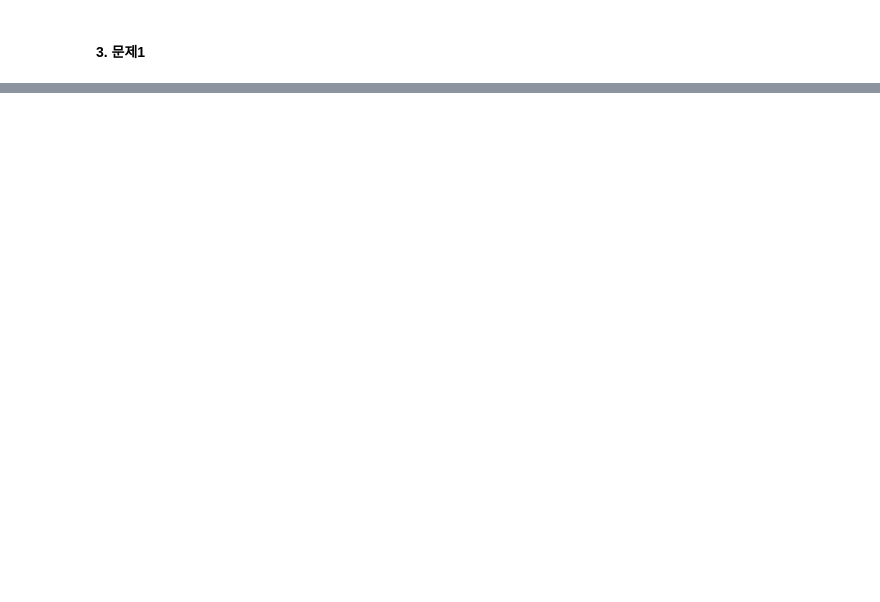
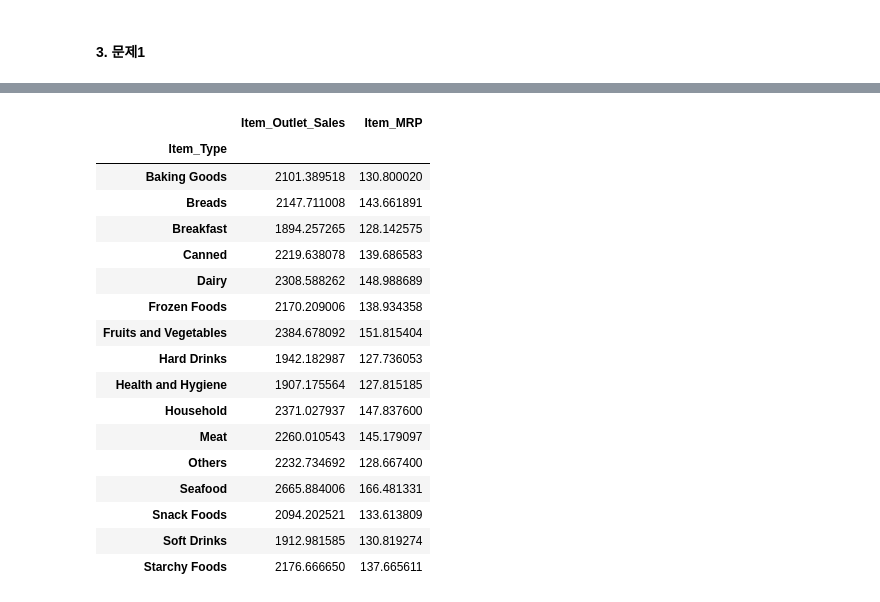
Before and after one commit to youngai1112/MachineLearning, a Jupyter notebook: 04.회귀/1231.빅마트_회귀분석.ipynb, the cells around one changed output, grey strips where cells are left out. Drawn from its saved outputs; the diff is of its cells as text; code cells hidden in the pictures; blank space fills up the shorter version.

```diff
--- a/04.회귀/1231.빅마트_회귀분석.ipynb
+++ b/04.회귀/1231.빅마트_회귀분석.ipynb
@@ -88,0 +149,22 @@ Item_Outlet_Sales: Sales of the product in the particular store. This is the out
+# %%
+df2 = df2.groupby('Item_Type')[['Item_Outlet_Sales', 'Item_MRP']].mean()
+df2
+# %% [output]
+|  | Item_Outlet_Sales | Item_MRP |
+| Item_Type |  |  |
+| Baking Goods | 2101.389518 | 130.800020 |
+| Breads | 2147.711008 | 143.661891 |
+| Breakfast | 1894.257265 | 128.142575 |
+| Canned | 2219.638078 | 139.686583 |
+| Dairy | 2308.588262 | 148.988689 |
+| Frozen Foods | 2170.209006 | 138.934358 |
+| Fruits and Vegetables | 2384.678092 | 151.815404 |
+| Hard Drinks | 1942.182987 | 127.736053 |
+| Health and Hygiene | 1907.175564 | 127.815185 |
+| Household | 2371.027937 | 147.837600 |
+| Meat | 2260.010543 | 145.179097 |
+| Others | 2232.734692 | 128.667400 |
+| Seafood | 2665.884006 | 166.481331 |
+| Snack Foods | 2094.202521 | 133.613809 |
+| Soft Drinks | 1912.981585 | 130.819274 |
+| Starchy Foods | 2176.666650 | 137.665611 |
```
Also changed, not shown: parts of 19 cells of this notebook.
